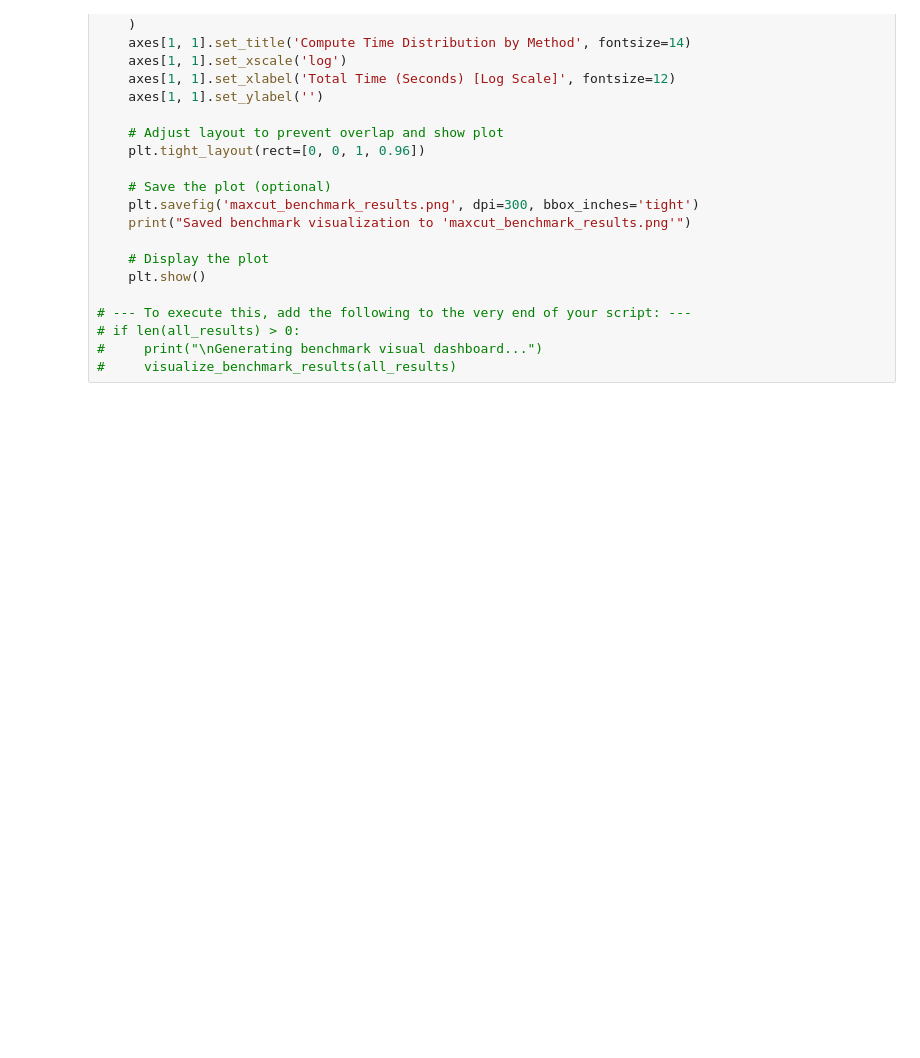
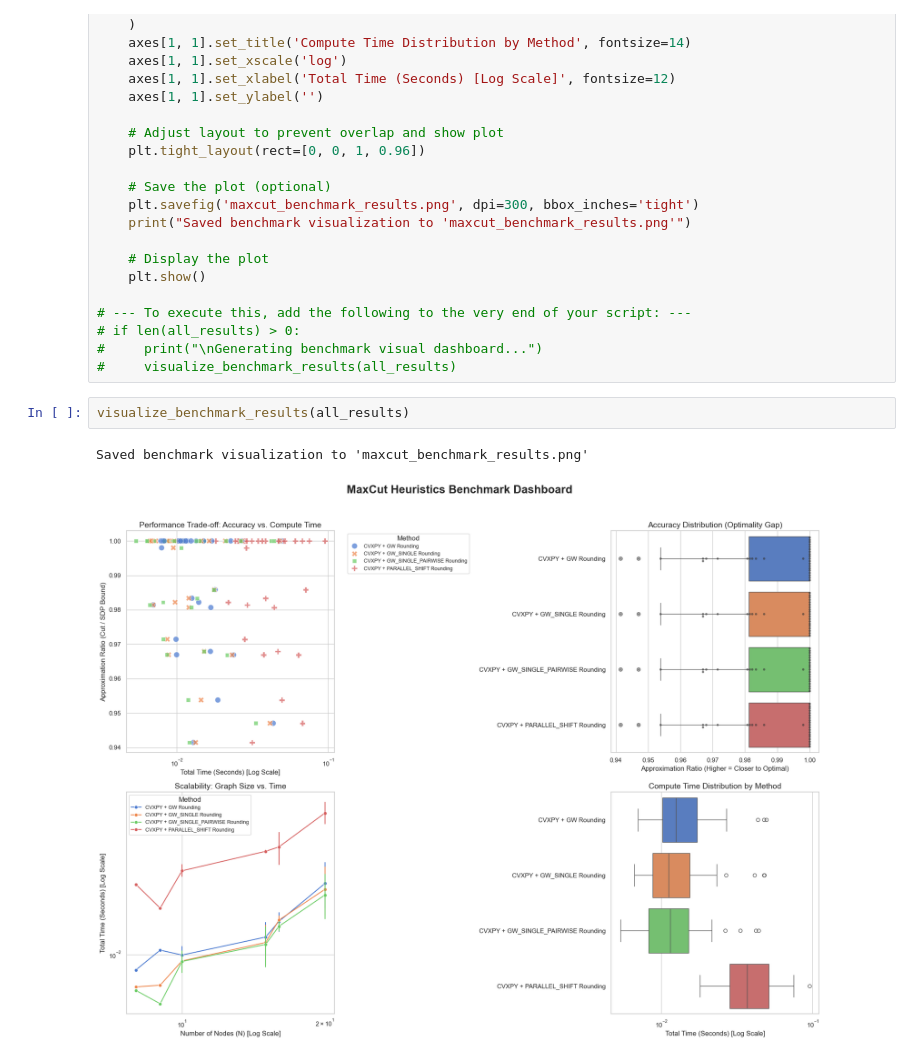
Before and after one commit to arhan-cyber/maxcut, a Jupyter notebook: runner.ipynb, the cells around one changed output. Cells and saved outputs as stored; diff of their text form; blank space fills up the shorter version.

Commit message:
visualized results

```diff
--- a/runner.ipynb
+++ b/runner.ipynb
@@ -769,3 +744,8 @@ def visualize_benchmark_results(all_results):
 # if len(all_results) > 0:
 #     print("\nGenerating benchmark visual dashboard...")
 #     visualize_benchmark_results(all_results)
+# %%
+visualize_benchmark_results(all_results)
+# %% [output]
+Saved benchmark visualization to 'maxcut_benchmark_results.png'
+[figure, added]
```
Also changed, not shown: parts of 2 cells of this notebook, 1 other file.
